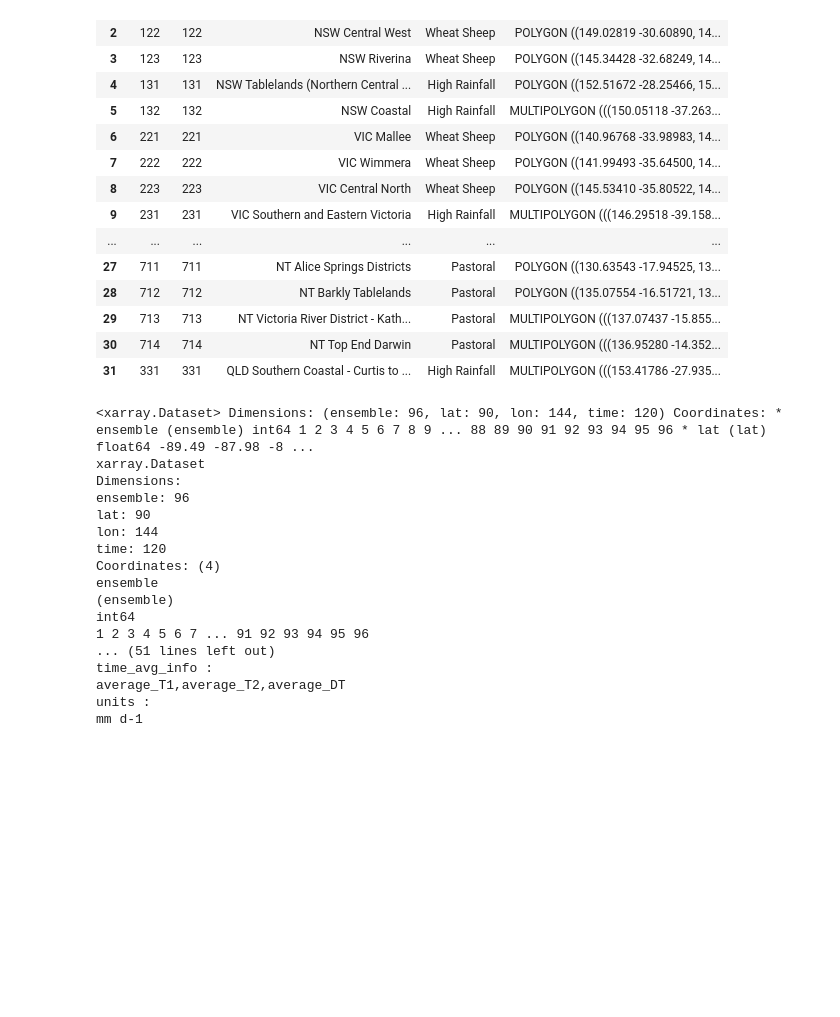
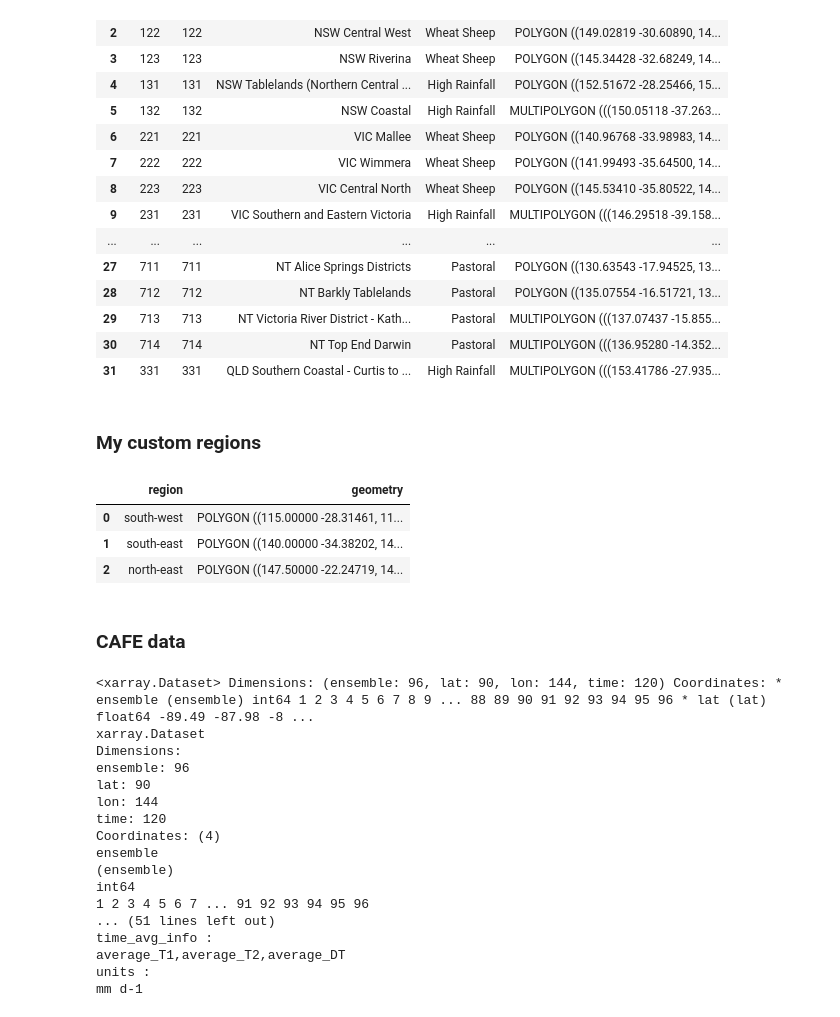
Before and after one commit to AusClimateService/unseen, a Jupyter notebook: notebooks/ag_regions.ipynb, the cells around one changed output. Cells and saved outputs as stored; diff of their text form; code cells hidden in the pictures; blank space fills up the shorter version.

Commit message:
Make your own shapefile

```diff
--- a/notebooks/ag_regions.ipynb
+++ b/notebooks/ag_regions.ipynb
@@ -41,6 +44,57 @@ abares
 | 29 | 713 | 713 | NT Victoria River District - Kath... | Pastoral | MULTIPOLYGON (((137.07437 -15.855... |
 | 30 | 714 | 714 | NT Top End Darwin | Pastoral | MULTIPOLYGON (((136.95280 -14.352... |
 | 31 | 331 | 331 | QLD Southern Coastal - Curtis to ... | High Rainfall | MULTIPOLYGON (((153.41786 -27.935... |
+# %% [markdown]
+### My custom regions
+# %%
+sw = Polygon([(115, -28.314607),
+              (115, -32.359551),
+              (117.5, -32.359551),
+              (117.5, -34.382022),
+              (125, -34.382022),
+              (125, -32.359551),
+              (120, -32.359551),
+              (120, -30.337079),
+              (117.5, -30.337079),
+              (117.5, -28.314607),
+             ])
+
+se = Polygon([(140, -34.382022),
+              (140, -32.359551),
+              (135, -32.359551),
+              (135, -34.382022),
+              (140, -34.382022),
+              (140, -38.426966),
+              (142.5, -38.426966),
+              (142.5, -36.404494),
+              (147.5, -36.404494),
+              (147.5, -32.359551),
+              (145, -32.359551),
+              (145, -34.382022),
+              (140, -34.382022),
+             ])
+
+ne = Polygon([(147.5, -22.247191),
+              (147.5, -34.382022),
+              (150, -34.382022),
+              (150, -32.359551),
+              (152.5, -32.359551),
+              (152.5, -26.292135),
+              (150, -26.292135),
+              (150, -22.247191),
+             ])
+
+my_wheat_sheep = gp.GeoDataFrame({'region': ['south-west', 'south-east', 'north-east'],
+                                  'geometry': gp.GeoSeries([sw, se, ne])})
+my_wheat_sheep.to_file('/home/599/dbi599/unseen/shapefiles/wheat_sheep.shp')
+my_wheat_sheep
+# %% [output]
+|  | region | geometry |
+| 0 | south-west | POLYGON ((115.00000 -28.31461, 11... |
+| 1 | south-east | POLYGON ((140.00000 -34.38202, 14... |
+| 2 | north-east | POLYGON ((147.50000 -22.24719, 14... |
+# %% [markdown]
+### CAFE data
 # %%
 cafe_file = '/g/data/xv83/ds0092/CAFE/forecasts/f6/WIP/c5-d60-pX-f6-19900501/ZARR/atmos_isobaric_month.zarr.zip'
 # %%
```
Also changed, not shown: parts of 16 cells of this notebook, 4 other files.
